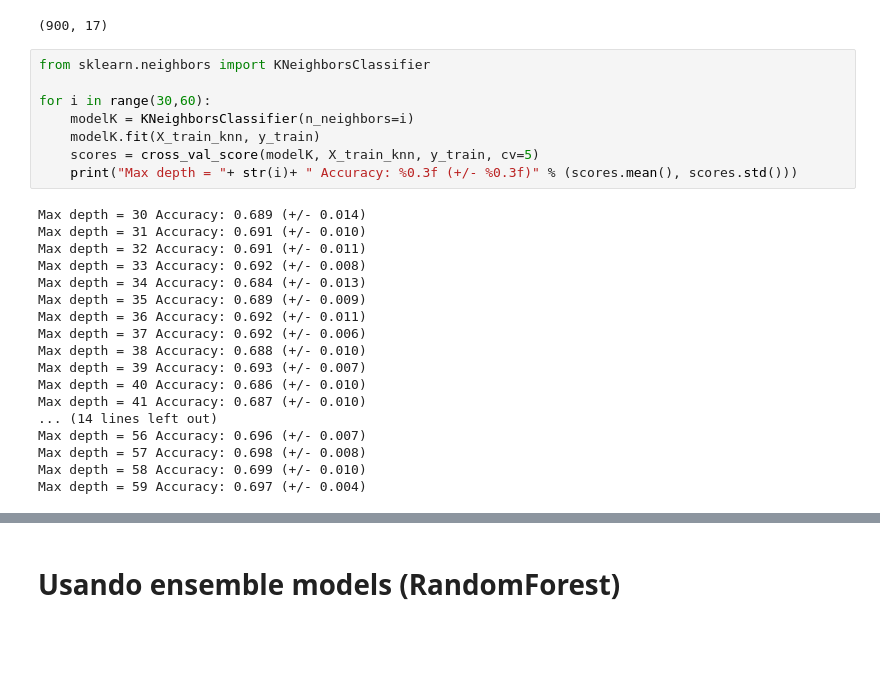
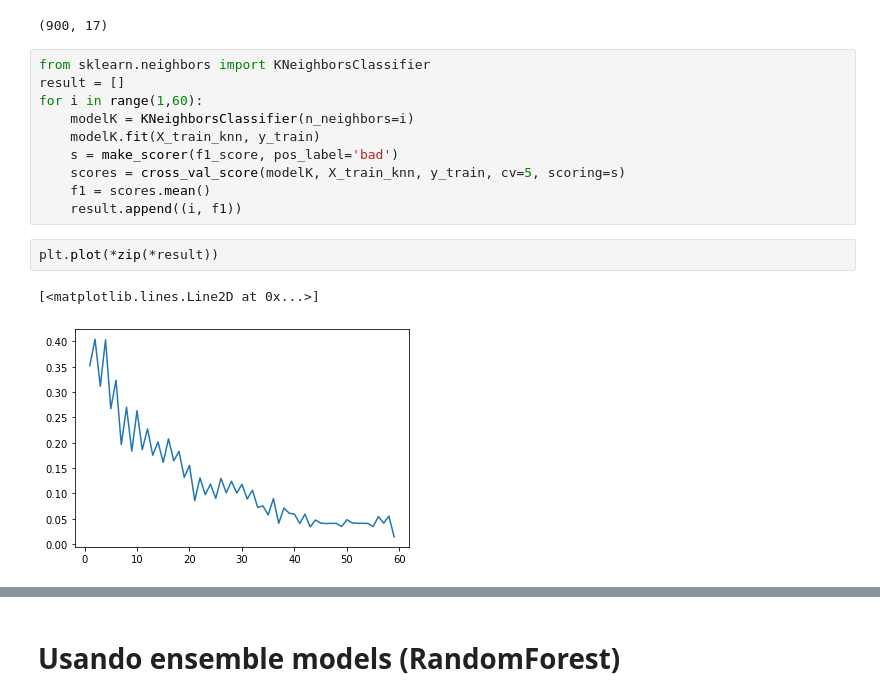
Before and after one commit to fbarth/ml-course, a Jupyter notebook: scripts/python/2020_german_credit-v2.ipynb, the cells around one changed output, grey strips where cells are left out. Cells and saved outputs as stored; diff of their text form; blank space fills up the shorter version.

```diff
--- a/scripts/python/2020_german_credit-v2.ipynb
+++ b/scripts/python/2020_german_credit-v2.ipynb
@@ -630,27 +666,16 @@ X_train_knn.shape
 (900, 17)
 # %%
 from sklearn.neighbors import KNeighborsClassifier
-
-for i in range(30,60):
+result = []
+for i in range(1,60):
     modelK = KNeighborsClassifier(n_neighbors=i)
     modelK.fit(X_train_knn, y_train)
-    scores = cross_val_score(modelK, X_train_knn, y_train, cv=5)
-    print("Max depth = "+ str(i)+ " Accuracy: %0.3f (+/- %0.3f)" % (scores.mean(), scores.std()))
+    s = make_scorer(f1_score, pos_label='bad')
+    scores = cross_val_score(modelK, X_train_knn, y_train, cv=5, scoring=s)
+    f1 = scores.mean()
+    result.append((i, f1))
-# %% [output]
-Max depth = 30 Accuracy: 0.689 (+/- 0.014)
-Max depth = 31 Accuracy: 0.691 (+/- 0.010)
-Max depth = 32 Accuracy: 0.691 (+/- 0.011)
-Max depth = 33 Accuracy: 0.692 (+/- 0.008)
-Max depth = 34 Accuracy: 0.684 (+/- 0.013)
-Max depth = 35 Accuracy: 0.689 (+/- 0.009)
-Max depth = 36 Accuracy: 0.692 (+/- 0.011)
-Max depth = 37 Accuracy: 0.692 (+/- 0.006)
-Max depth = 38 Accuracy: 0.688 (+/- 0.010)
-Max depth = 39 Accuracy: 0.693 (+/- 0.007)
-Max depth = 40 Accuracy: 0.686 (+/- 0.010)
-Max depth = 41 Accuracy: 0.687 (+/- 0.010)
-... (14 lines left out)
-Max depth = 56 Accuracy: 0.696 (+/- 0.007)
-Max depth = 57 Accuracy: 0.698 (+/- 0.008)
-Max depth = 58 Accuracy: 0.699 (+/- 0.010)
-Max depth = 59 Accuracy: 0.697 (+/- 0.004)
+# %%
+plt.plot(*zip(*result))
+# %% [output]
+[<matplotlib.lines.Line2D at 0x...>]
+[figure, added]
```
Also changed, not shown: parts of 17 cells of this notebook, 1 other file.
